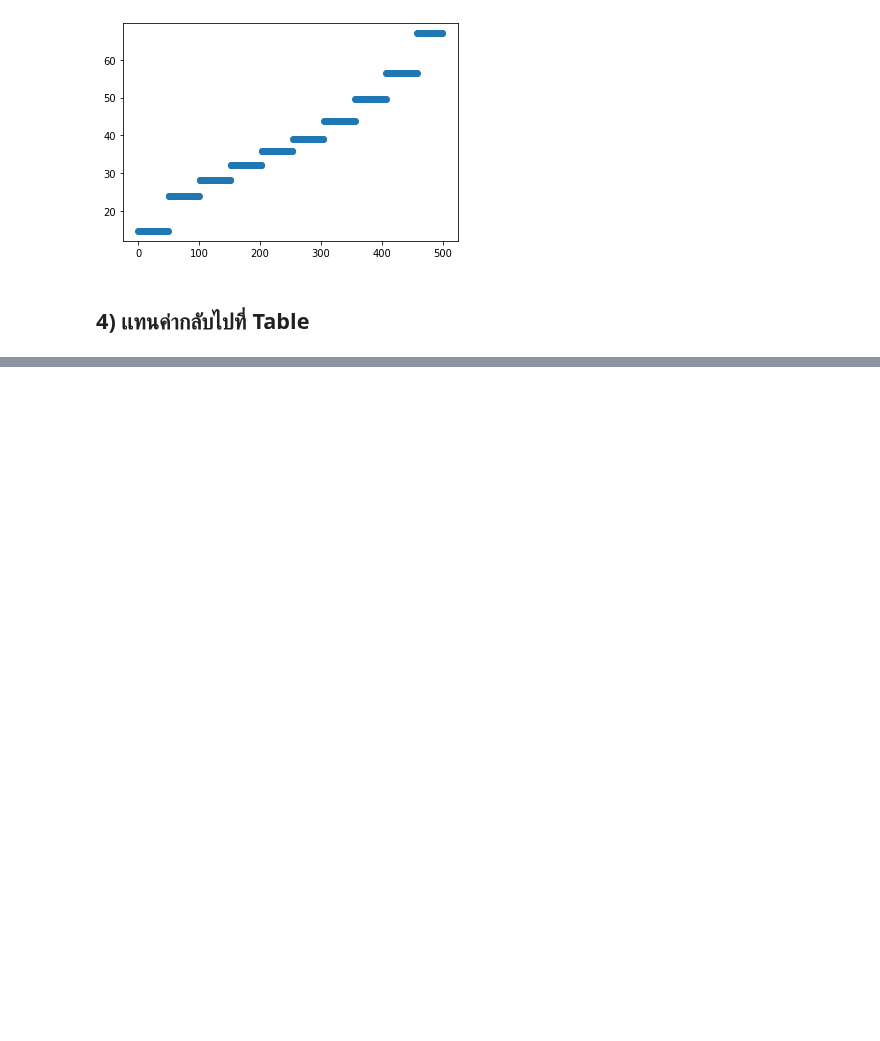
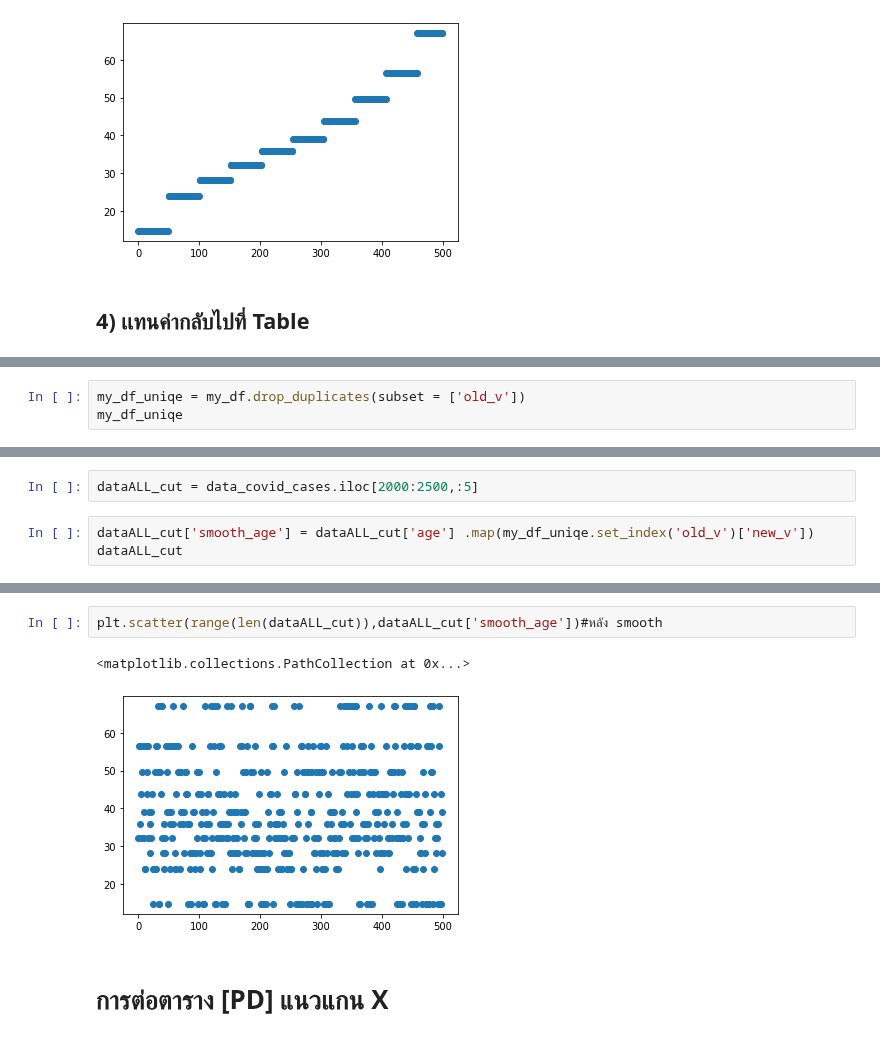
Before and after one commit to Peckkie/DPDM2021, a Jupyter notebook: Data_preprocessing_(Chapter_3).ipynb, the cells around one changed output, grey strips where cells are left out. Saved outputs shown, nothing was run; the diff lists cells and outputs as text; blank space fills up the shorter version.

Commit message:
Merge and Map จบ smooth by bining

```diff
--- a/Data_preprocessing_(Chapter_3).ipynb
+++ b/Data_preprocessing_(Chapter_3).ipynb
@@ -1224,0 +1151,3 @@ plt.scatter(range(len(my_df)),my_df['new_v']) #ลักษณะข้อมู
+# %%
+my_df_uniqe = my_df.drop_duplicates(subset = ['old_v'])
+my_df_uniqe
@@ -1224,0 +1168,5 @@ plt.scatter(range(len(my_df)),my_df['new_v']) #ลักษณะข้อมู
+# %%
+dataALL_cut = data_covid_cases.iloc[2000:2500,:5]
+# %%
+dataALL_cut['smooth_age'] = dataALL_cut['age'] .map(my_df_uniqe.set_index('old_v')['new_v'])
+dataALL_cut
@@ -1224,0 +1192,7 @@ plt.scatter(range(len(my_df)),my_df['new_v']) #ลักษณะข้อมู
+# %%
+plt.scatter(range(len(dataALL_cut)),dataALL_cut['smooth_age'])#หลัง smooth
+# %% [output]
+<matplotlib.collections.PathCollection at 0x...>
+[figure, added]
+# %% [markdown]
+# การต่อตาราง [PD] แนวแกน X
```
Also changed, not shown: parts of 49 cells of this notebook.
